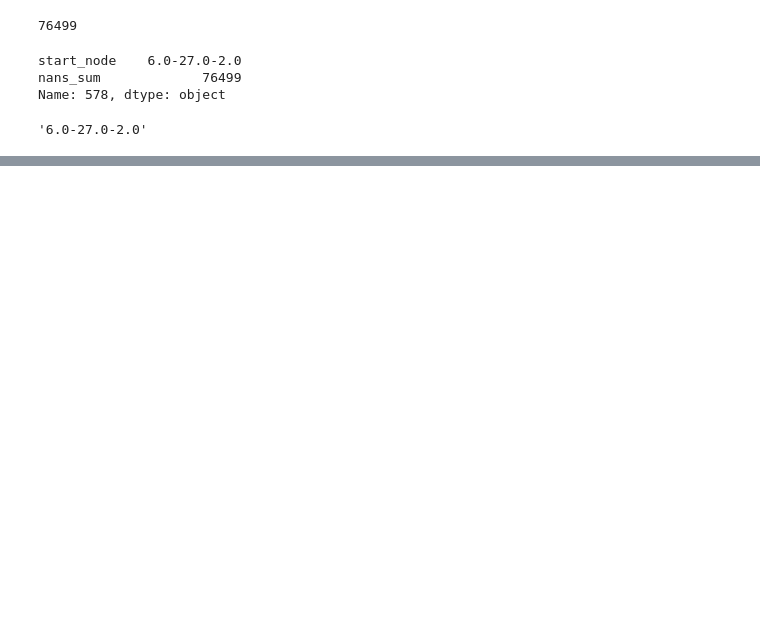
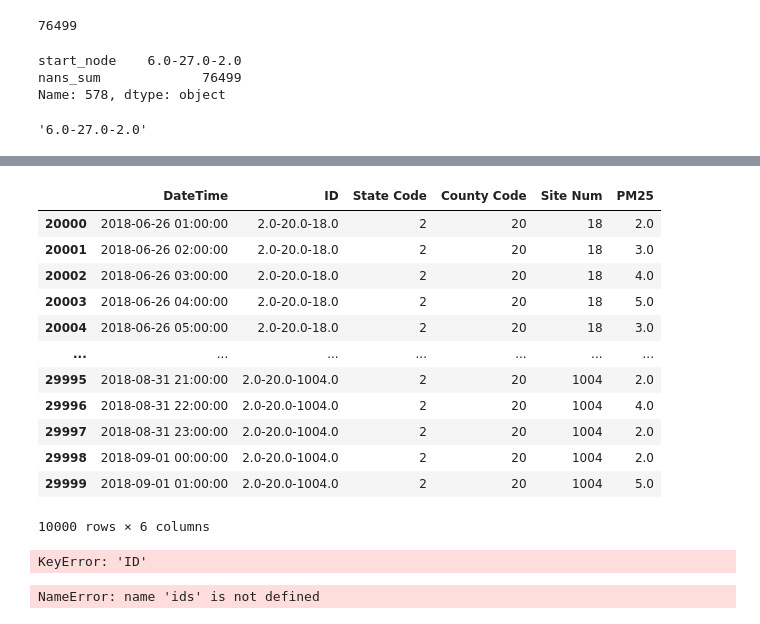
Before and after one commit to NicoArmas/gdl_air_quality, a Jupyter notebook: code/experiments.ipynb, the cells around one changed output, grey strips where cells are left out. Saved outputs shown, nothing was run; the diff lists cells and outputs as text; code cells hidden in the pictures; blank space fills up the shorter version.

```diff
--- a/code/experiments.ipynb
+++ b/code/experiments.ipynb
@@ -186,0 +228,2 @@ aq.lookup_id(min_node)
+# %%
+df = pd.read_csv('../data/final2.csv')
@@ -186,0 +250,2 @@ aq.lookup_id(min_node)
+# %%
+df.insert(1, column='ID', value=None)
@@ -186,0 +263,34 @@ aq.lookup_id(min_node)
+# %%
+
+curr_id = -1
+for i, row in tqdm(df.iterrows(), total=df.shape[0]):
+    row_id = str(float(row['State Code'])) + '-' + str(float(row['County Code'])) + '-' + str(float(row['Site Num']))
+    if row_id != curr_id:
+        curr_id = row_id
+
+    df.at[i, 'ID'] = curr_id
+# %%
+df[20000:30000]
+# %% [output]
+|  | DateTime | ID | State Code | County Code | Site Num | PM25 |
+| 20000 | 2018-06-26 01:00:00 | 2.0-20.0-18.0 | 2 | 20 | 18 | 2.0 |
+| 20001 | 2018-06-26 02:00:00 | 2.0-20.0-18.0 | 2 | 20 | 18 | 3.0 |
+| 20002 | 2018-06-26 03:00:00 | 2.0-20.0-18.0 | 2 | 20 | 18 | 4.0 |
+| 20003 | 2018-06-26 04:00:00 | 2.0-20.0-18.0 | 2 | 20 | 18 | 5.0 |
+| 20004 | 2018-06-26 05:00:00 | 2.0-20.0-18.0 | 2 | 20 | 18 | 3.0 |
+| ... | ... | ... | ... | ... | ... | ... |
+| 29995 | 2018-08-31 21:00:00 | 2.0-20.0-1004.0 | 2 | 20 | 1004 | 2.0 |
+| 29996 | 2018-08-31 22:00:00 | 2.0-20.0-1004.0 | 2 | 20 | 1004 | 4.0 |
+| 29997 | 2018-08-31 23:00:00 | 2.0-20.0-1004.0 | 2 | 20 | 1004 | 2.0 |
+| 29998 | 2018-09-01 00:00:00 | 2.0-20.0-1004.0 | 2 | 20 | 1004 | 2.0 |
+| 29999 | 2018-09-01 01:00:00 | 2.0-20.0-1004.0 | 2 | 20 | 1004 | 5.0 |
+10000 rows × 6 columns
+# %%
+ids = list(df.loc[:, 'ID'].drop_duplicates())
+ids
+# %% [output]
+KeyError: 'ID'
+# %%
+len(ids)
+# %% [output]
+NameError: name 'ids' is not defined
```
Also changed, not shown: parts of 42 cells of this notebook, 2 other files.
